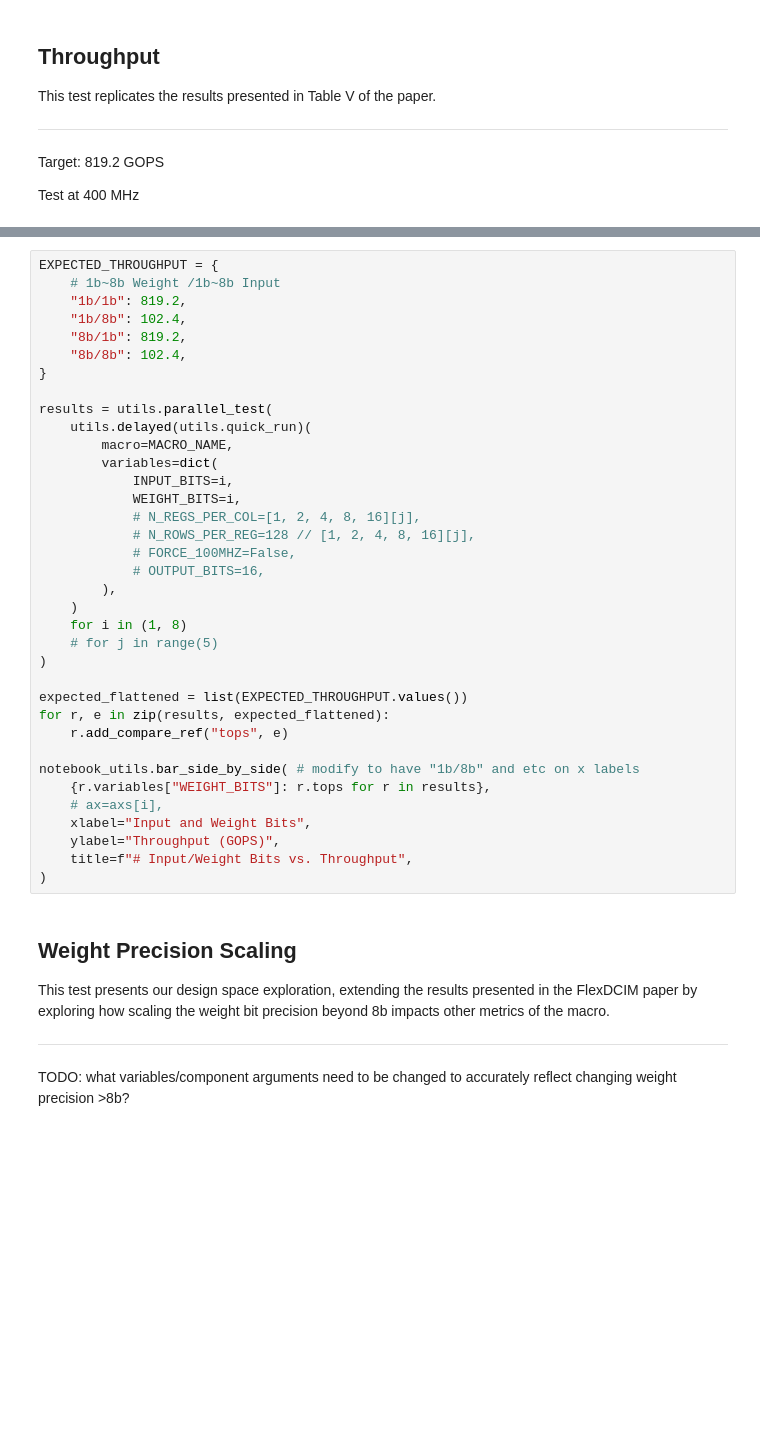
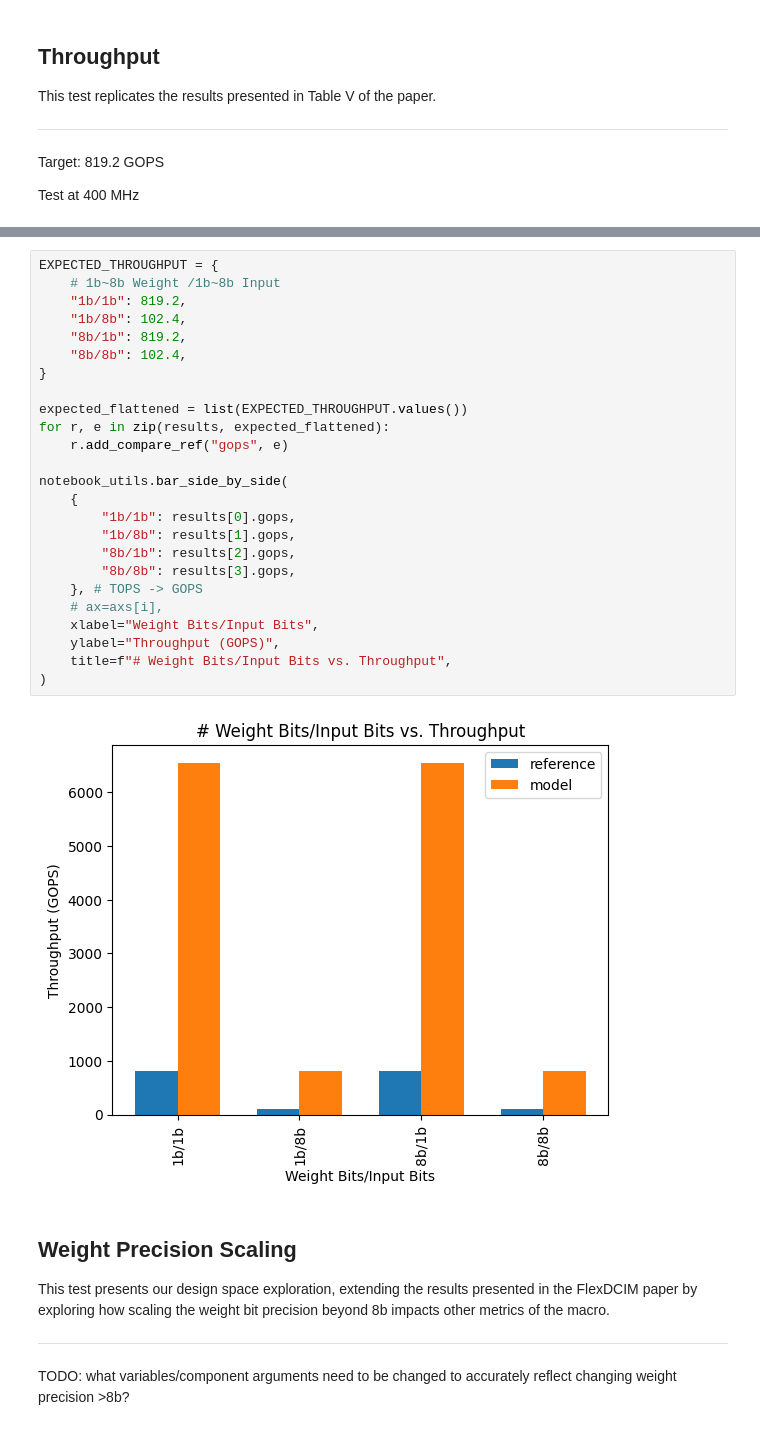
Before and after one commit to linv24/6.5930-project, a Jupyter notebook: workspace/models/arch/1_macro/flexdcim_2025/_guide.ipynb, the cells around one changed output, grey strips where cells are left out. Cells and saved outputs as stored; diff of their text form; blank space fills up the shorter version.

```diff
--- a/workspace/models/arch/1_macro/flexdcim_2025/_guide.ipynb
+++ b/workspace/models/arch/1_macro/flexdcim_2025/_guide.ipynb
@@ -344,39 +354,30 @@ Test at 400 MHz
 # %%
 EXPECTED_THROUGHPUT = {
     # 1b~8b Weight /1b~8b Input
     "1b/1b": 819.2,
     "1b/8b": 102.4,
     "8b/1b": 819.2,
     "8b/8b": 102.4,
 }
 
-results = utils.parallel_test(
-    utils.delayed(utils.quick_run)(
-        macro=MACRO_NAME,
-        variables=dict(
-            INPUT_BITS=i,
-            WEIGHT_BITS=i,
-            # N_REGS_PER_COL=[1, 2, 4, 8, 16][j],
-            # N_ROWS_PER_REG=128 // [1, 2, 4, 8, 16][j],
-            # FORCE_100MHZ=False,
-            # OUTPUT_BITS=16,
-        ),
-    )
-    for i in (1, 8)
-    # for j in range(5)
-)
-
 expected_flattened = list(EXPECTED_THROUGHPUT.values())
 for r, e in zip(results, expected_flattened):
-    r.add_compare_ref("tops", e)
+    r.add_compare_ref("gops", e)
 
-notebook_utils.bar_side_by_side( # modify to have "1b/8b" and etc on x labels
-    {r.variables["WEIGHT_BITS"]: r.tops for r in results},
+notebook_utils.bar_side_by_side(
+    {
+        "1b/1b": results[0].gops,
+        "1b/8b": results[1].gops,
+        "8b/1b": results[2].gops,
+        "8b/8b": results[3].gops,
+    }, # TOPS -> GOPS
     # ax=axs[i],
-    xlabel="Input and Weight Bits",
+    xlabel="Weight Bits/Input Bits",
     ylabel="Throughput (GOPS)",
-    title=f"# Input/Weight Bits vs. Throughput",
+    title=f"# Weight Bits/Input Bits vs. Throughput",
 )
+# %% [output]
+[figure, added]
 # %% [markdown]
 ## Weight Precision Scaling
 
```
Also changed, not shown: parts of 6 cells of this notebook, 1 other file.
